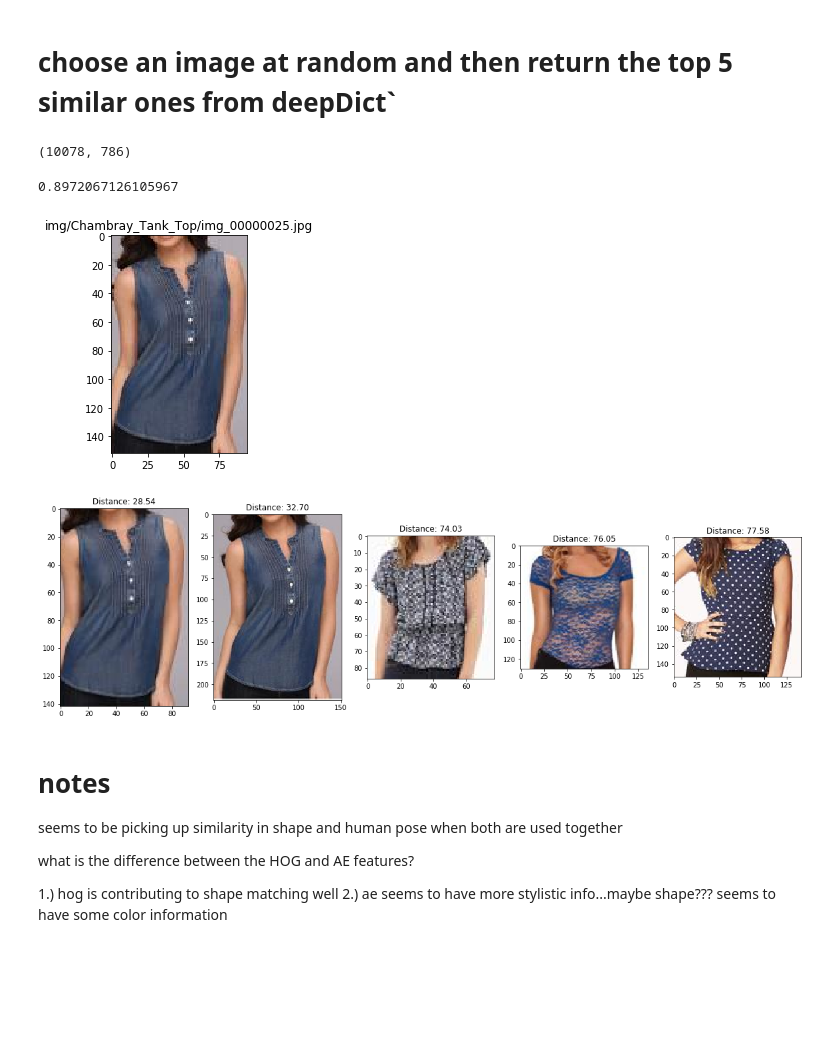
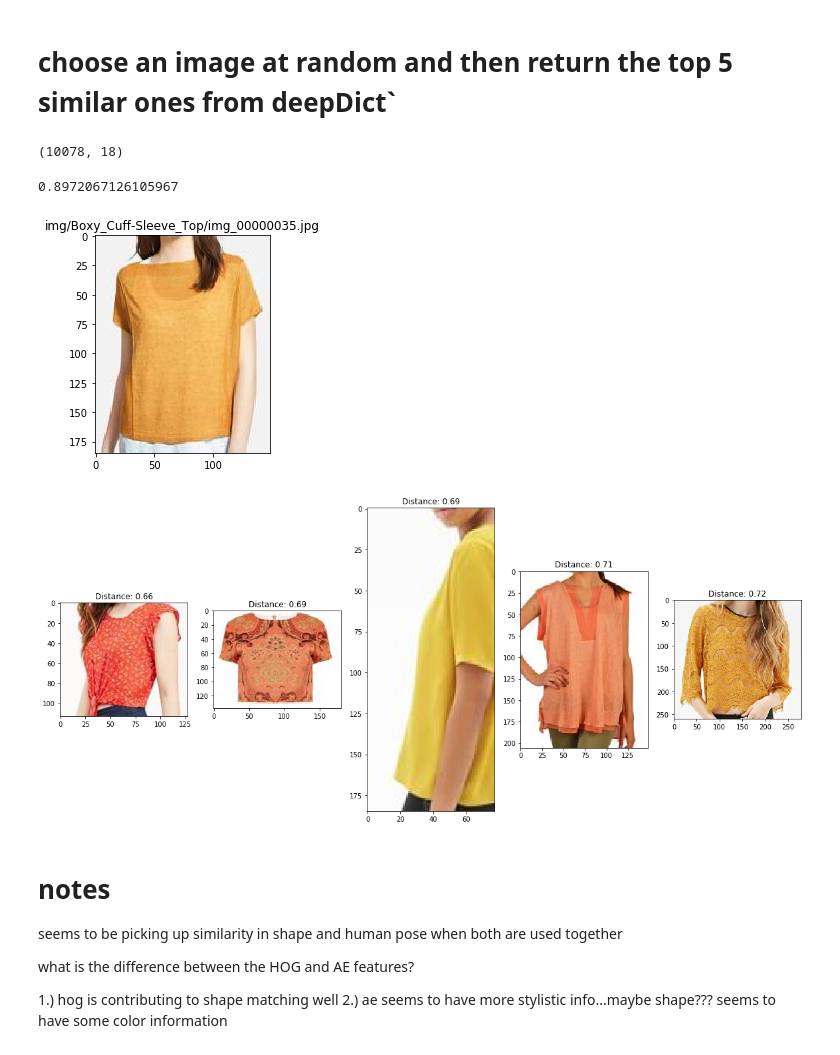
Before and after one commit to dawnis/SmartFit.ai, a Jupyter notebook: similarity_exploration_single_class.ipynb, the cells around one changed output. Cells and saved outputs as stored; diff of their text form; code cells hidden in the pictures; blank space fills up the shorter version.

```diff
--- a/similarity_exploration_single_class.ipynb
+++ b/similarity_exploration_single_class.ipynb
@@ -63,9 +63,11 @@ import matplotlib.pyplot as plt
 import cv2
 %matplotlib inline
 # %%
-fv = np.load('features/current_feature_vector.npy')
+#fv = np.load('features/current_feature_vector.npy')
+fv = np.load('features/current_feature_vector_hsv.npy')
 #fv = np.load('models/current_feature_vector_hog.npy')
 #fv = np.load('models/current_feature_vector_ae.npy')
+
 print(fv.shape)
 deepDict = DeepFashion("Top")
 
@@ -73,7 +75,7 @@ fullpath_to_data = "/home/dawnis/Data/SmartMirror/DeepFashion_Data"
 
 deepKeys = [keyname for keyname in deepDict.keys()]
 # %% [output]
-(10078, 786)
+(10078, 18)
 # %%
 fv[0][255]
 # %% [output]
@@ -85,31 +87,32 @@ cloth_pca = cloth_dimension.fit(fv.transpose())
 # %%
 choice = np.random.choice(deepKeys, size=1)[0]
 
 f, ax = plt.subplots()
-image = rgb_image_bounding_box("/".join([fullpath_to_data, choice]), deepDict[choice])
+image = rgb_image_bounding_box("/".join([fullpath_to_data, choice]), deepDict[choice], convert_bgr=True)
 ax.imshow(image)
 ax.set_title("{}".format(choice))
 #cv2.imwrite("key.png", cv2.cvtColor(image, cv2.COLOR_BGR2RGB))
 cv2.imwrite("key.png", image)
 
 similarity_scores = fashion_similarity(choice, fv, deepKeys)
+similarity_scores[deepKeys.index(choice)] = np.max(similarity_scores)
 closest = np.argsort(np.array(similarity_scores))
-closest[deepKeys.index(choice)] = np.max(closest)
+#closest[deepKeys.index(choice)] = np.max(closest)
 f2, az = plt.subplots(1,5)
 f2.set_figheight(10)
 f2.set_figwidth(20)
 
 
 for idx, match in enumerate( closest[1:6]):
     keyname = deepKeys[match]
-    image = rgb_image_bounding_box("/".join([fullpath_to_data, keyname]), deepDict[keyname])
+    image = rgb_image_bounding_box("/".join([fullpath_to_data, keyname]), deepDict[keyname], convert_bgr=True)
     az[idx].imshow(image)
     az[idx].set_title("Distance: {:.2f}".format(similarity_scores[match]))
     #cv2.imwrite("match_{:02d}.png".format(idx), cv2.cvtColor(image, cv2.COLOR_BGR2RGB))
     cv2.imwrite("match_{:02d}.png".format(idx), image)
 # %% [output]
-[figure, old version]
+[figure, new version]
-[figure, old version]
+[figure, new version]
 # %%
 f, ax = plt.subplots(1, 2)
 f.set_figwidth(20)
```
